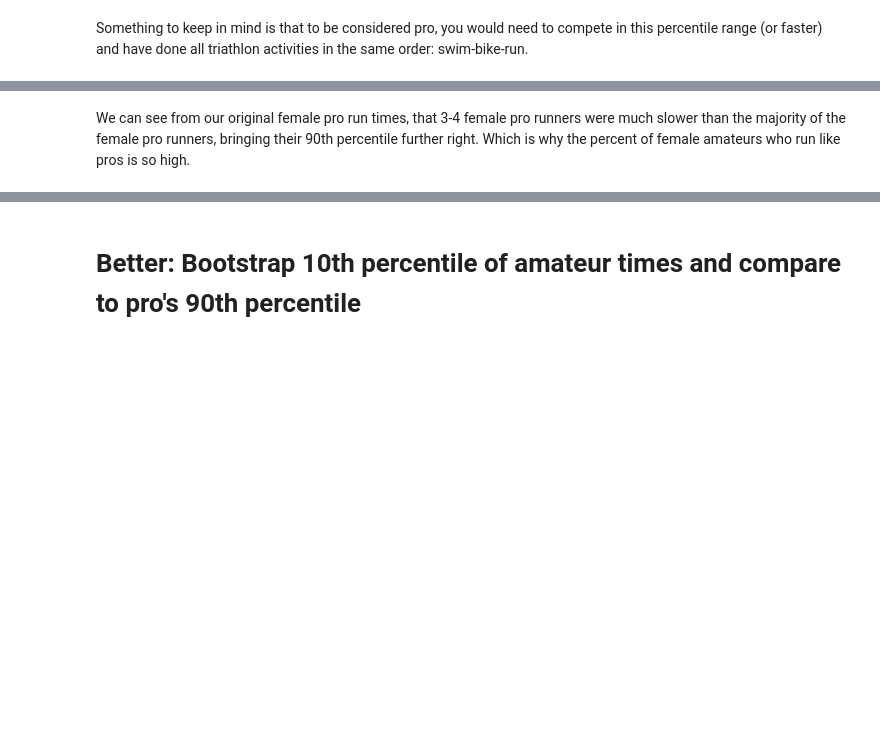
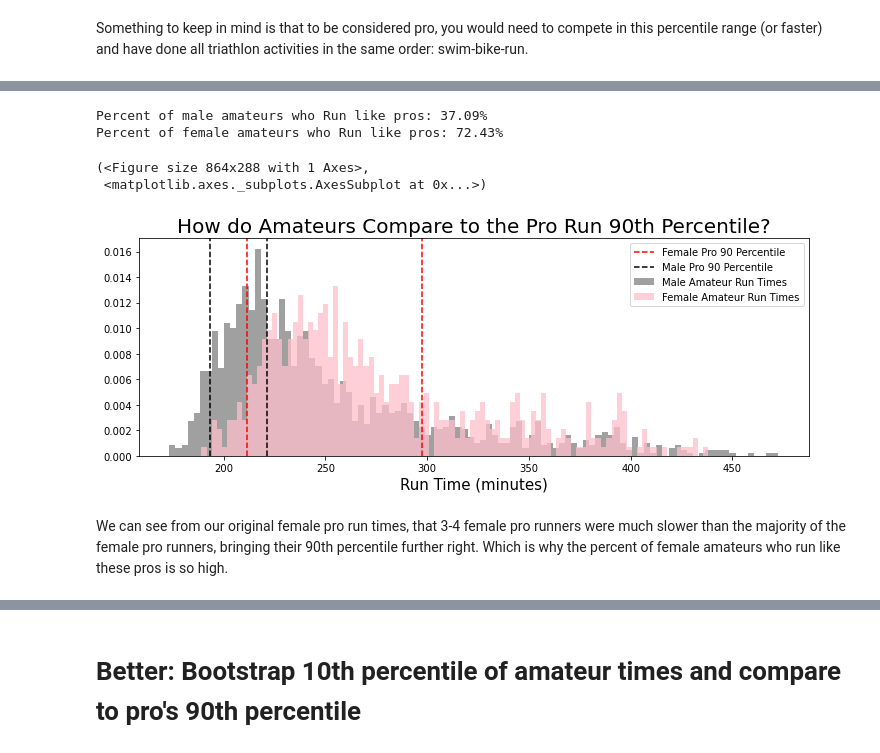
Before and after one commit to czaloumi/ironman-2019, a Jupyter notebook: ironman19.ipynb, the cells around one changed output, grey strips where cells are left out. Drawn from its saved outputs; the diff is of its cells as text; code cells hidden in the pictures; blank space fills up the shorter version.

```diff
--- a/ironman19.ipynb
+++ b/ironman19.ipynb
@@ -544,2 +507,10 @@ Percent of female amateurs who run like pros: 72.43%
+# %%
+plot_amateur_proci('Run')
+# %% [output]
+Percent of male amateurs who Run like pros: 37.09%
+Percent of female amateurs who Run like pros: 72.43%
+(<Figure size 864x288 with 1 Axes>,
+ <matplotlib.axes._subplots.AxesSubplot at 0x...>)
+[figure, added]
 # %% [markdown]
-We can see from our original female pro run times, that 3-4 female pro runners were much slower than the majority of the female pro runners, bringing their 90th percentile further right. Which is why the percent of female amateurs who run like pros is so high.
+We can see from our original female pro run times, that 3-4 female pro runners were much slower than the majority of the female pro runners, bringing their 90th percentile further right. Which is why the percent of female amateurs who run like these pros is so high.
```
Also changed, not shown: parts of 48 cells of this notebook.
